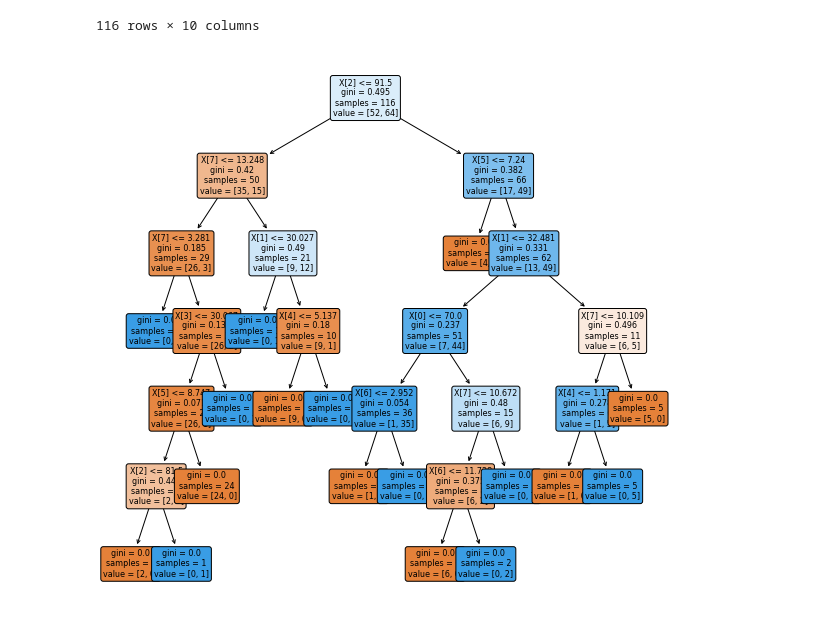
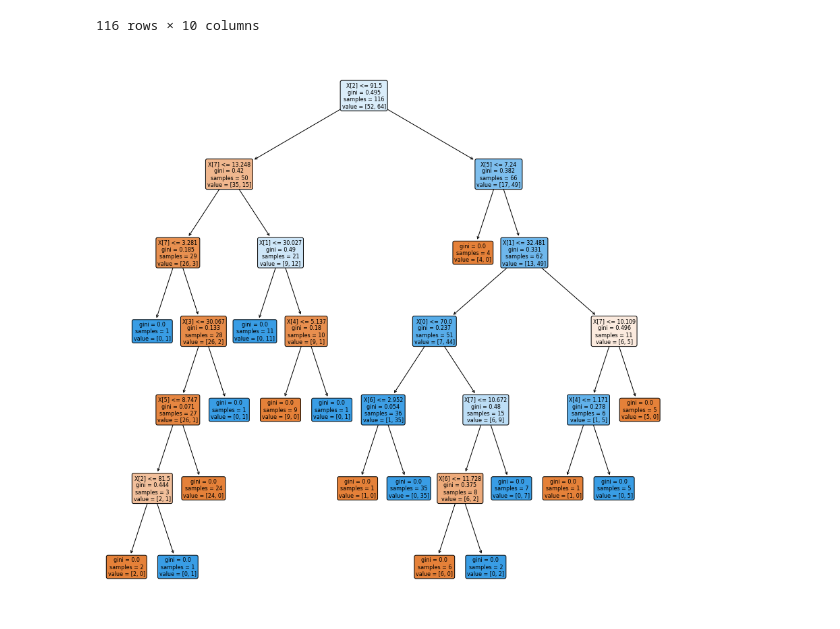
Before and after one commit to HambaliFitrianto/datamining, a Jupyter notebook: _sources/Uts.ipynb, the cells around one changed output. Cells and saved outputs as stored; diff of their text form; code cells hidden in the pictures.

```diff
--- a/_sources/Uts.ipynb
+++ b/_sources/Uts.ipynb
@@ -169,13 +169,13 @@ clf = tree.DecisionTreeClassifier(criterion="gini")
 clf = clf.fit(X, y)
 # %%
 #plt the figure, setting a black background
-plt.figure(figsize=(10,10))
+plt.figure(figsize=(15,15))
 #create the tree plot
 a = tree.plot_tree(clf,
                    rounded = True,
                    filled = True,
                    fontsize=8)
 #show the plot
 plt.show()
 # %% [output]
-[figure, old version]
+[figure, new version]
```
Also changed, not shown: 3 other files.
